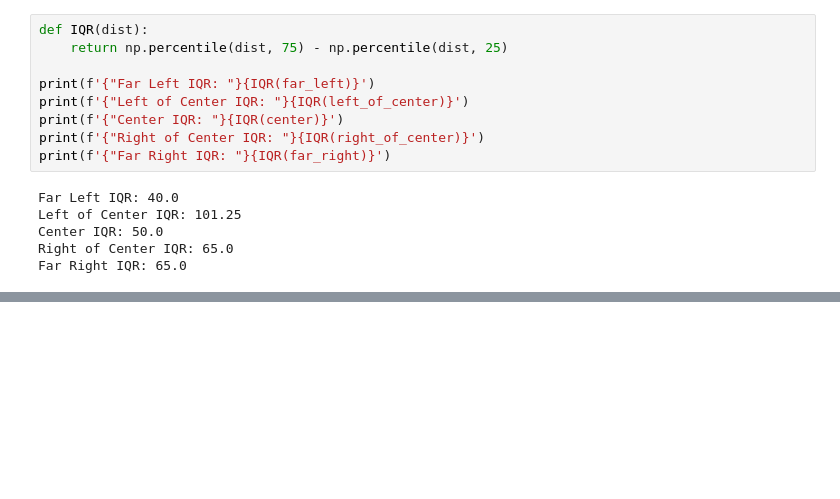
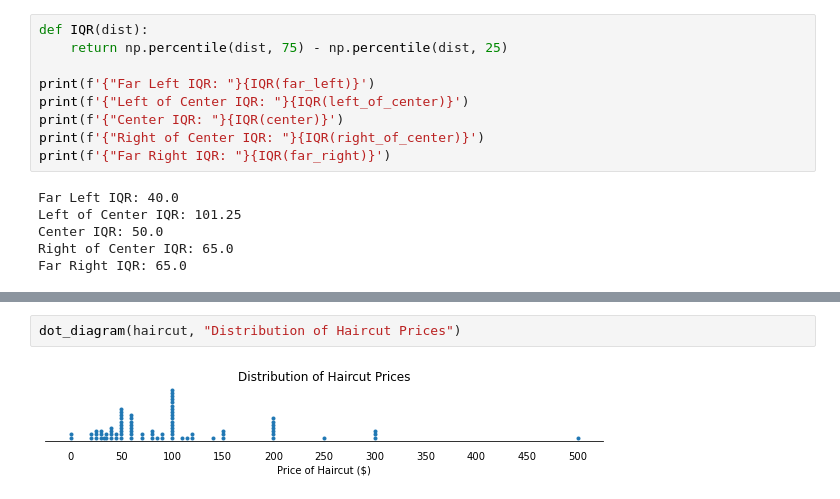
Before and after one commit to Veeeeeee7/AP-Stats, a Jupyter notebook: Quarter 1 Stats.ipynb, the cells around one changed output, grey strips where cells are left out. Saved outputs shown, nothing was run; the diff lists cells and outputs as text; blank space fills up the shorter version.

```diff
--- a/Quarter 1 Stats.ipynb
+++ b/Quarter 1 Stats.ipynb
@@ -213,3 +234,7 @@ Left of Center Outliers: [300. 300.]
 Center Outliers: [200. 200.]
 Right of Center Outliers: [500.]
 Far Right Outliers: []
+# %%
+dot_diagram(haircut, "Distribution of Haircut Prices")
+# %% [output]
+[figure, added]
```
Also changed, not shown: parts of 6 cells of this notebook.
